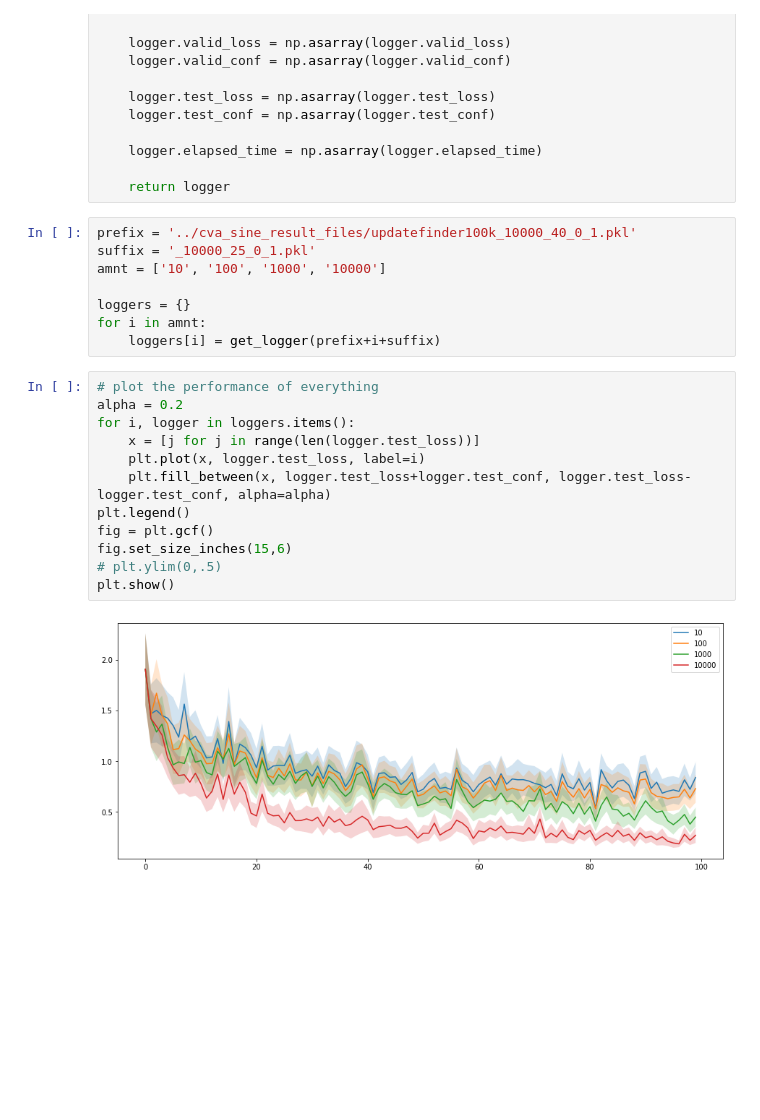
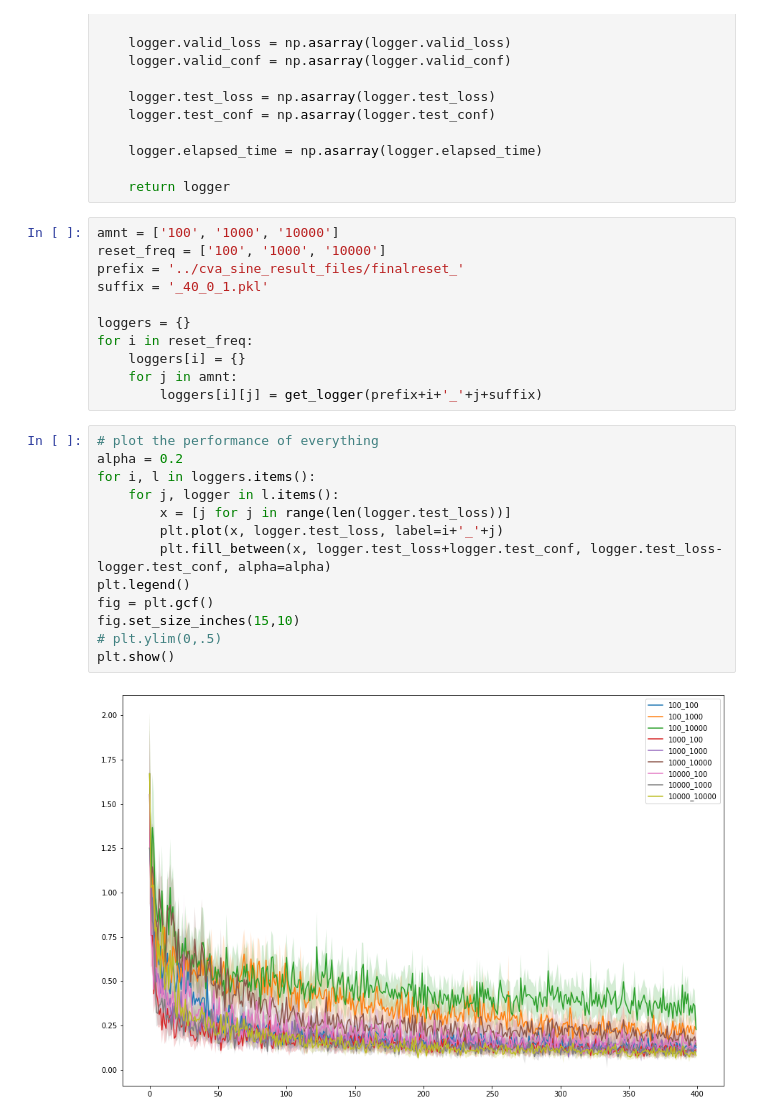
Before and after one commit to JacobTyo/cavia, a Jupyter notebook: regression/notebooks/EmbeddingReset.ipynb, the cells around one changed output. Saved outputs shown, nothing was run; the diff lists cells and outputs as text; blank space fills up the shorter version.

```diff
--- a/regression/notebooks/EmbeddingReset.ipynb
+++ b/regression/notebooks/EmbeddingReset.ipynb
@@ -22,24 +22,28 @@ def get_logger(pth):
 
     return logger
 # %%
-prefix = '../cva_sine_result_files/updatefinder100k_10000_40_0_1.pkl'
-suffix = '_10000_25_0_1.pkl'
-amnt = ['10', '100', '1000', '10000']
+amnt = ['100', '1000', '10000']
+reset_freq = ['100', '1000', '10000']
+prefix = '../cva_sine_result_files/finalreset_'
+suffix = '_40_0_1.pkl'
 
 loggers = {}
-for i in amnt:
-    loggers[i] = get_logger(prefix+i+suffix)
+for i in reset_freq:
+    loggers[i] = {}
+    for j in amnt:
+        loggers[i][j] = get_logger(prefix+i+'_'+j+suffix)
 # %%
 # plot the performance of everything
 alpha = 0.2
-for i, logger in loggers.items():
-    x = [j for j in range(len(logger.test_loss))]
-    plt.plot(x, logger.test_loss, label=i)
-    plt.fill_between(x, logger.test_loss+logger.test_conf, logger.test_loss-logger.test_conf, alpha=alpha)
+for i, l in loggers.items():
+    for j, logger in l.items():
+        x = [j for j in range(len(logger.test_loss))]
+        plt.plot(x, logger.test_loss, label=i+'_'+j)
+        plt.fill_between(x, logger.test_loss+logger.test_conf, logger.test_loss-logger.test_conf, alpha=alpha)
 plt.legend()
 fig = plt.gcf()
-fig.set_size_inches(15,6)
+fig.set_size_inches(15,10)
 # plt.ylim(0,.5)
 plt.show()
 # %% [output]
-[figure, old version]
+[figure, new version]
```
Also changed, not shown: parts of 2 cells of this notebook, 8 other files.
